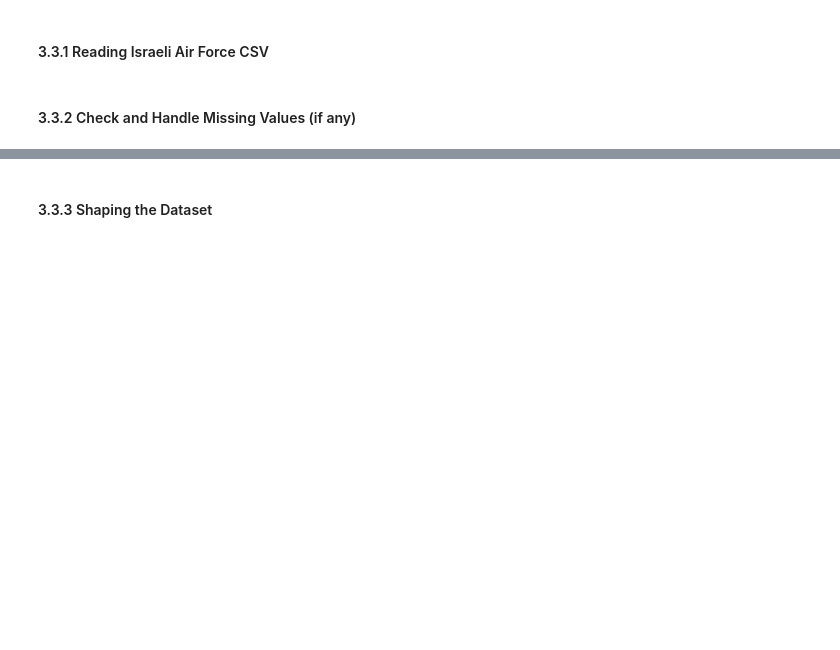
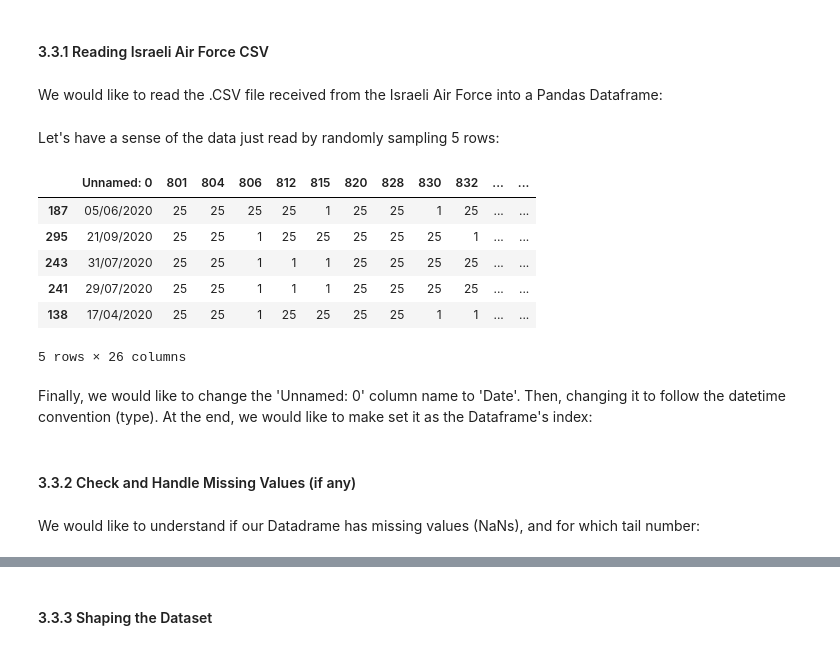
Before and after one commit to elront/Data_Science_Project_Proposal, a Jupyter notebook: Data_science_workshop_project_proposal.ipynb, the cells around one changed output, grey strips where cells are left out. Saved outputs shown, nothing was run; the diff lists cells and outputs as text; code cells hidden in the pictures; blank space fills up the shorter version.

Commit message:
Finished with the parking dataset preprocessing

```diff
--- a/Data_science_workshop_project_proposal.ipynb
+++ b/Data_science_workshop_project_proposal.ipynb
@@ -343,3 +345,23 @@ Note - The following missing subsections will be added to the final project's ta
 ###  3.3 Helicopters' Parking Locations Dataset
 # %% [markdown]
 #### 3.3.1 Reading Israeli Air Force CSV
+# %% [markdown]
+We would like to read the .CSV file received from the Israeli Air Force into a Pandas Dataframe:
+# %%
+import pandas as pd
+
+parking_df = pd.read_csv("iaf_datasets/parking_dataset_raw.csv")
+# %% [markdown]
+Let's have a sense of the data just read by randomly sampling 5 rows:
+# %%
+parking_df.sample(5)
+# %% [output]
+|  | Unnamed: 0 | 801 | 804 | 806 | 812 | 815 | 820 | 828 | 830 | 832 | ... | ... |
+| 187 | 05/06/2020 | 25 | 25 | 25 | 25 | 1 | 25 | 25 | 1 | 25 | ... | ... |
+| 295 | 21/09/2020 | 25 | 25 | 1 | 25 | 25 | 25 | 25 | 25 | 1 | ... | ... |
+| 243 | 31/07/2020 | 25 | 25 | 1 | 1 | 1 | 25 | 25 | 25 | 25 | ... | ... |
+| 241 | 29/07/2020 | 25 | 25 | 1 | 1 | 1 | 25 | 25 | 25 | 25 | ... | ... |
+| 138 | 17/04/2020 | 25 | 25 | 1 | 25 | 25 | 25 | 25 | 1 | 1 | ... | ... |
+5 rows × 26 columns
+# %% [markdown]
+Finally, we would like to change the 'Unnamed: 0' column name to 'Date'. Then, changing it to follow the datetime convention (type). At the end, we would like to make set it as the Dataframe's index:
@@ -346,2 +374,4 @@ Note - The following missing subsections will be added to the final project's ta
 # %% [markdown]
 #### 3.3.2 Check and Handle Missing Values (if any)
+# %% [markdown]
+We would like to understand if our Datadrame has missing values (NaNs), and for which tail number:
```
Also changed, not shown: parts of 20 cells of this notebook, 6 other files.
